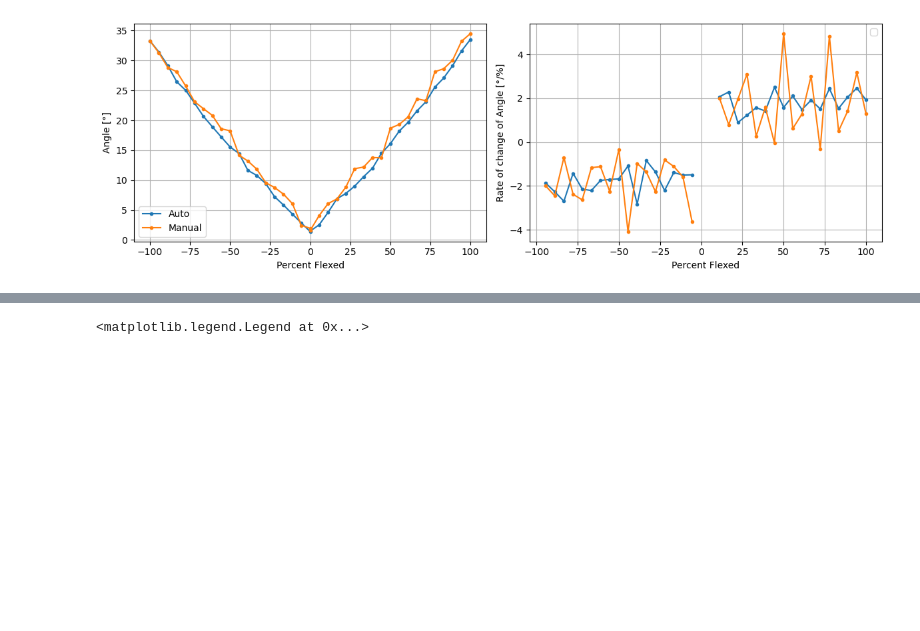
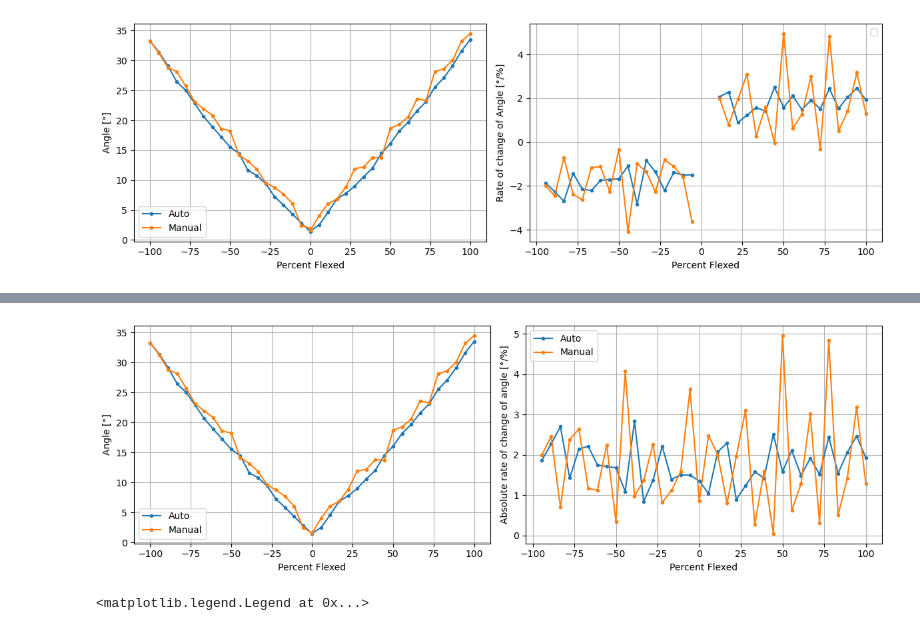
Before and after one commit to nepalaayush/thesis_new, a Jupyter notebook: manuscript/master_df_inverted.ipynb, the cells around one changed output, grey strips where cells are left out. Cells and saved outputs as stored; diff of their text form; code cells hidden in the pictures; blank space fills up the shorter version.

```diff
--- a/manuscript/master_df_inverted.ipynb
+++ b/manuscript/master_df_inverted.ipynb
@@ -120,3 +158,46 @@ No artists with labels found to put in legend.  Note that artists whose label st
+# %%
+fig, axes = plt.subplots(nrows=1, ncols=2, figsize=(12,4))
+conditions = ['Auto', 'Manual']
+datasets = [4]
+for ds in datasets:
+    for idc, con in enumerate(conditions):
+        df_subset = df[(df['Dataset'] == ds) & (df['Condition'] == con)]
+
+        # Convert to numpy arrays to avoid multi-dimensional indexing issues
+        percent_flexed = df_subset['Percent Flexed'].to_numpy()
+        angle = df_subset['angle'].to_numpy()
+
+        # Create a boolean mask that is False for index 18
+        mask = np.ones(len(percent_flexed), dtype=bool)
+        mask[18] = False
+
+        percent_flexed_filtered = percent_flexed[mask]
+        angle_filtered = angle[mask]
+
+        axes[0].plot(percent_flexed_filtered, angle_filtered, '.-',
+                     label=con,
+                     color='tab:blue' if con == 'Auto' else 'tab:orange')
+
+        # Calculate the absolute rate of change
+        rate_of_change = np.abs(np.diff(angle_filtered))
+
+        # The rate_of_change array is one element shorter than percent_flexed_filtered
+        # So we need to use percent_flexed_filtered[1:] to match the sizes
+        axes[1].plot(percent_flexed_filtered[1:], rate_of_change, '.-',
+                     label=con,
+                     color='tab:blue' if con == 'Auto' else 'tab:orange')
+
+for ax in axes:
+    ax.legend()
+    ax.set_xlabel('Percent Flexed')
+    ax.grid()
+axes[0].set_ylabel('Angle [°]')
+axes[1].set_ylabel('Absolute rate of change of angle [°/%]')
+plt.tight_layout()
+plt.savefig('fig4_absolute_rate.svg', dpi=300)
+plt.show()
+# %% [output]
+[figure, added]
 # %%
 fig, ax = plt.subplots(nrows=1, ncols=1, figsize=(6,4))
 conditions = ['Auto', 'Manual']
```
Also changed, not shown: parts of 4 cells of this notebook, 6 other files.
